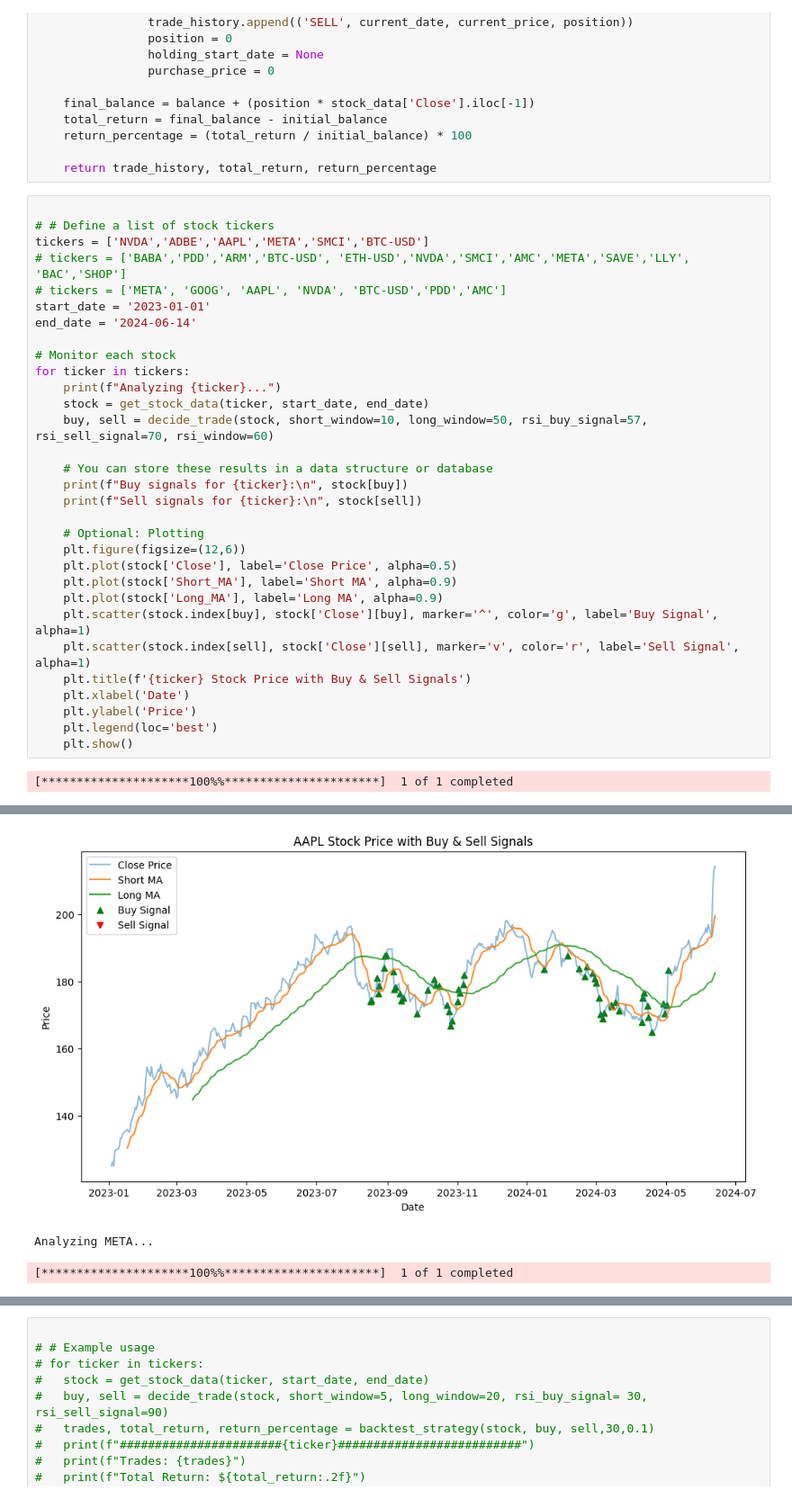
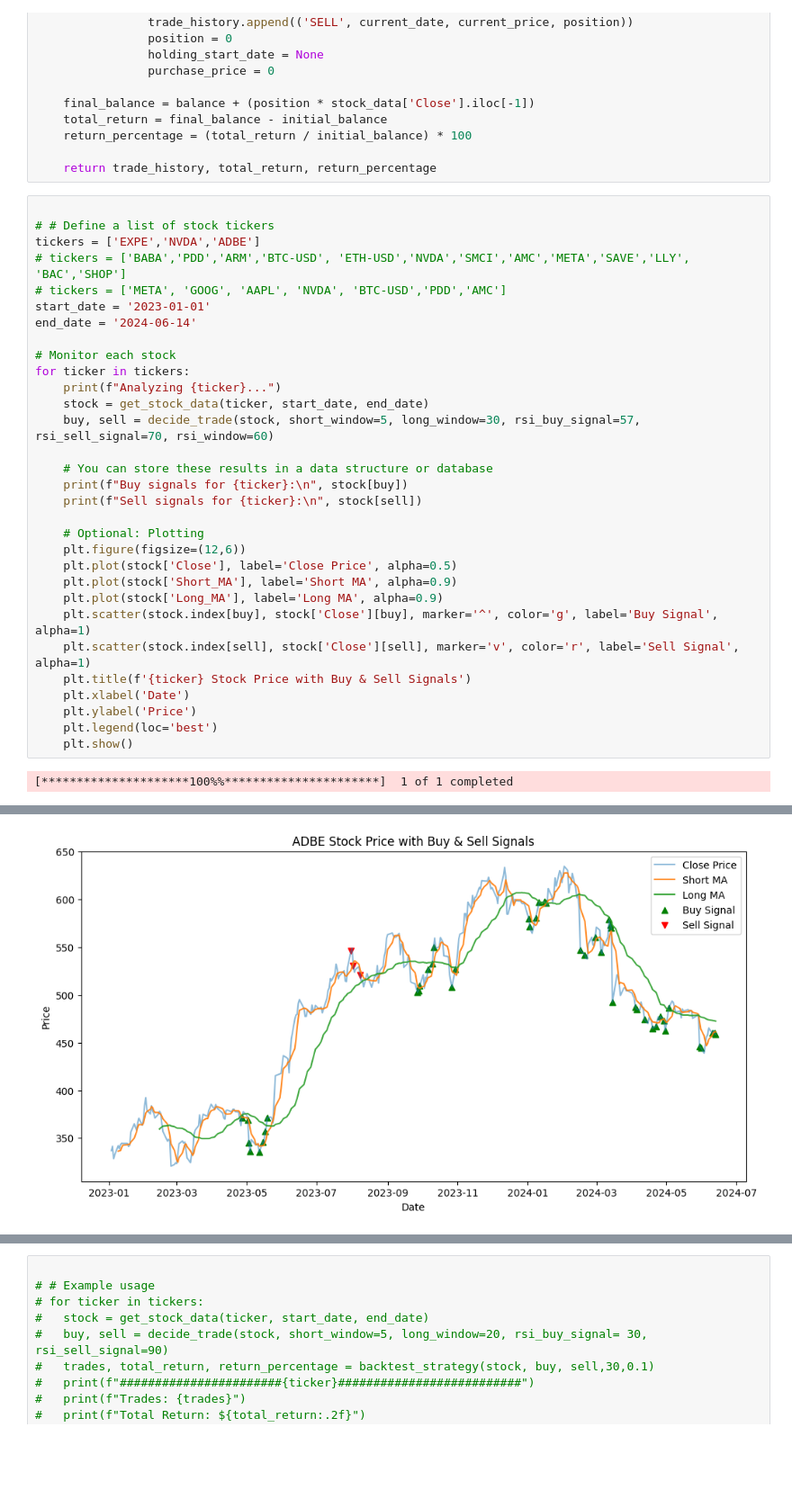
Before and after one commit to zhijiezh/stock-daily-check, a Jupyter notebook: test.ipynb, the cells around one changed output, grey strips where cells are left out. Shown at 90% size. Cells and saved outputs as stored; diff of their text form; blank space fills up the shorter version.

```diff
--- a/test.ipynb
+++ b/test.ipynb
@@ -128,7 +128,7 @@ def backtest_strategy(stock_data, buy_signals, sell_signals, holding_period=30,
 # %%
 
 # # Define a list of stock tickers
-tickers = ['NVDA','ADBE','AAPL','META','SMCI','BTC-USD']
+tickers = ['EXPE','NVDA','ADBE']
 # tickers = ['BABA','PDD','ARM','BTC-USD', 'ETH-USD','NVDA','SMCI','AMC','META','SAVE','LLY', 'BAC','SHOP']
 # tickers = ['META', 'GOOG', 'AAPL', 'NVDA', 'BTC-USD','PDD','AMC']
 start_date = '2023-01-01'
@@ -138,7 +138,7 @@ end_date = '2024-06-14'
 for ticker in tickers:
     print(f"Analyzing {ticker}...")
     stock = get_stock_data(ticker, start_date, end_date)
-    buy, sell = decide_trade(stock, short_window=10, long_window=50, rsi_buy_signal=57, rsi_sell_signal=70, rsi_window=60)
+    buy, sell = decide_trade(stock, short_window=5, long_window=30, rsi_buy_signal=57, rsi_sell_signal=70, rsi_window=60)
 
     # You can store these results in a data structure or database
     print(f"Buy signals for {ticker}:\n", stock[buy])
@@ -216,3 +217 @@ Index: []
-[figure, old version]
+[figure, new version]
-Analyzing META...
-[*********************100%%**********************]  1 of 1 completed
```
Also changed, not shown: parts of 5 cells of this notebook, 1 other file.
